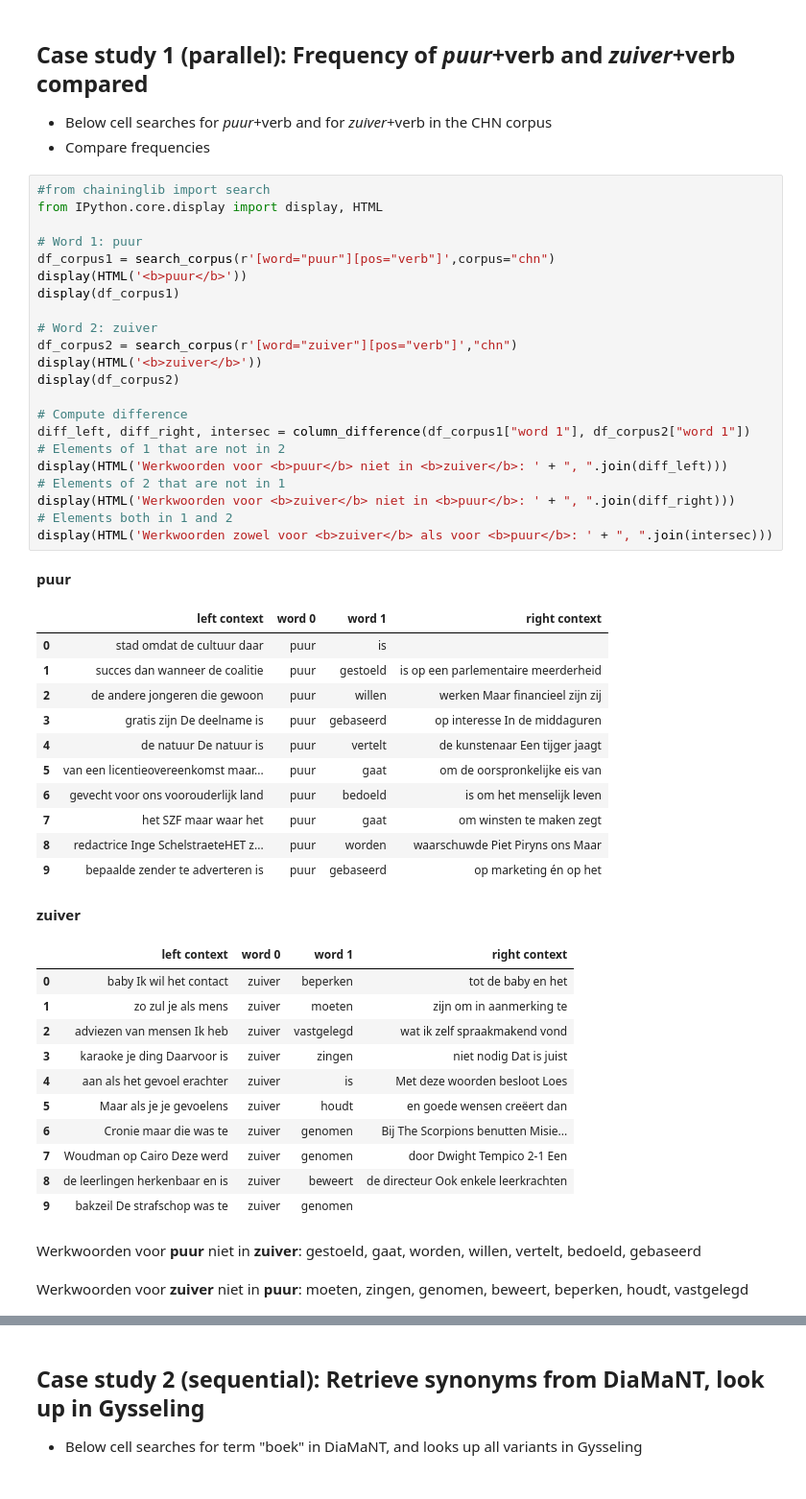
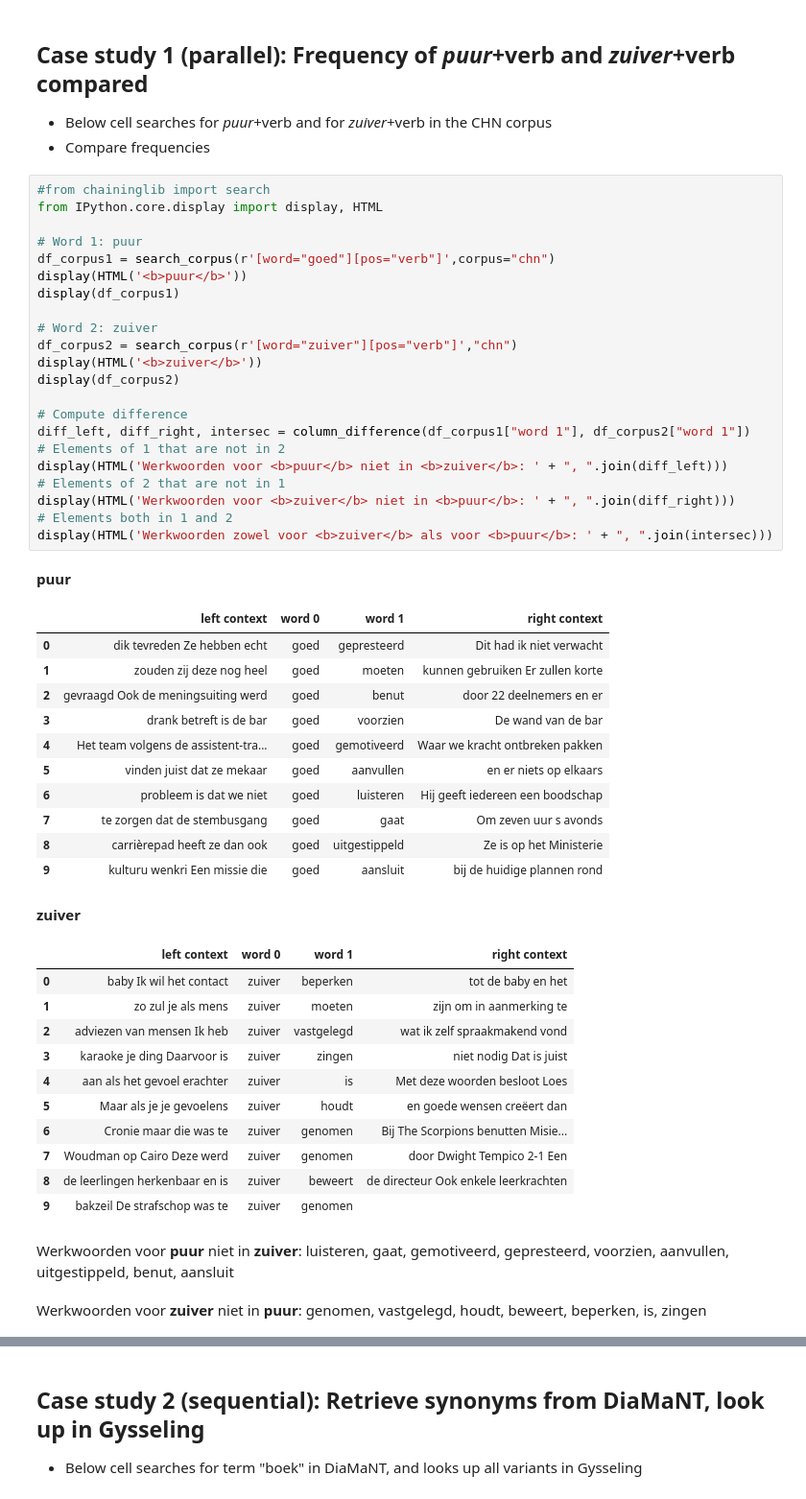
Before and after one commit to INL/chaining-search, a Jupyter notebook: Chaining search.ipynb, the cells around one changed output, grey strips where cells are left out. Shown at 96% size. Cells and saved outputs as stored; diff of their text form.

```diff
--- a/Chaining search.ipynb
+++ b/Chaining search.ipynb
@@ -362,38 +362,38 @@ display(df_lexicon_relevant)
 # %%
 #from chaininglib import search
 from IPython.core.display import display, HTML
 
 # Word 1: puur
-df_corpus1 = search_corpus(r'[word="puur"][pos="verb"]',corpus="chn")
+df_corpus1 = search_corpus(r'[word="goed"][pos="verb"]',corpus="chn")
 display(HTML('<b>puur</b>'))
 display(df_corpus1)
 
 # Word 2: zuiver
 df_corpus2 = search_corpus(r'[word="zuiver"][pos="verb"]',"chn")
 display(HTML('<b>zuiver</b>'))
 display(df_corpus2)
 
 # Compute difference
 diff_left, diff_right, intersec = column_difference(df_corpus1["word 1"], df_corpus2["word 1"])
 # Elements of 1 that are not in 2
 display(HTML('Werkwoorden voor <b>puur</b> niet in <b>zuiver</b>: ' + ", ".join(diff_left)))
 # Elements of 2 that are not in 1
 display(HTML('Werkwoorden voor <b>zuiver</b> niet in <b>puur</b>: ' + ", ".join(diff_right)))
 # Elements both in 1 and 2
 display(HTML('Werkwoorden zowel voor <b>zuiver</b> als voor <b>puur</b>: ' + ", ".join(intersec)))
 # %% [output]
 puur
 |  | left context | word 0 | word 1 | right context |
-| 0 | stad omdat de cultuur daar | puur | is |  |
-| 1 | succes dan wanneer de coalitie | puur | gestoeld | is op een parlementaire meerderheid |
-| 2 | de andere jongeren die gewoon | puur | willen | werken Maar financieel zijn zij |
-| 3 | gratis zijn De deelname is | puur | gebaseerd | op interesse In de middaguren |
-| 4 | de natuur De natuur is | puur | vertelt | de kunstenaar Een tijger jaagt |
-| 5 | van een licentieovereenkomst maar... | puur | gaat | om de oorspronkelijke eis van |
-| 6 | gevecht voor ons voorouderlijk land | puur | bedoeld | is om het menselijk leven |
-| 7 | het SZF maar waar het | puur | gaat | om winsten te maken zegt |
-| 8 | redactrice Inge SchelstraeteHET z... | puur | worden | waarschuwde Piet Piryns ons Maar |
-| 9 | bepaalde zender te adverteren is | puur | gebaseerd | op marketing én op het |
+| 0 | dik tevreden Ze hebben echt | goed | gepresteerd | Dit had ik niet verwacht |
+| 1 | zouden zij deze nog heel | goed | moeten | kunnen gebruiken Er zullen korte |
+| 2 | gevraagd Ook de meningsuiting werd | goed | benut | door 22 deelnemers en er |
+| 3 | drank betreft is de bar | goed | voorzien | De wand van de bar |
+| 4 | Het team volgens de assistent-tra... | goed | gemotiveerd | Waar we kracht ontbreken pakken |
+| 5 | vinden juist dat ze mekaar | goed | aanvullen | en er niets op elkaars |
+| 6 | probleem is dat we niet | goed | luisteren | Hij geeft iedereen een boodschap |
+| 7 | te zorgen dat de stembusgang | goed | gaat | Om zeven uur s avonds |
+| 8 | carrièrepad heeft ze dan ook | goed | uitgestippeld | Ze is op het Ministerie |
+| 9 | kulturu wenkri Een missie die | goed | aansluit | bij de huidige plannen rond |
 zuiver
 |  | left context | word 0 | word 1 | right context |
 | 0 | baby Ik wil het contact | zuiver | beperken | tot de baby en het |
@@ -406,5 +406,5 @@ zuiver
 | 7 | Woudman op Cairo Deze werd | zuiver | genomen | door Dwight Tempico 2-1 Een |
 | 8 | de leerlingen herkenbaar en is | zuiver | beweert | de directeur Ook enkele leerkrachten |
 | 9 | bakzeil De strafschop was te | zuiver | genomen |  |
-Werkwoorden voor puur niet in zuiver: gestoeld, gaat, worden, willen, vertelt, bedoeld, gebaseerd
+Werkwoorden voor puur niet in zuiver: luisteren, gaat, gemotiveerd, gepresteerd, voorzien, aanvullen, uitgestippeld, benut, aansluit
-Werkwoorden voor zuiver niet in puur: moeten, zingen, genomen, beweert, beperken, houdt, vastgelegd
+Werkwoorden voor zuiver niet in puur: genomen, vastgelegd, houdt, beweert, beperken, is, zingen
```
Also changed, not shown: parts of 2 cells of this notebook.
